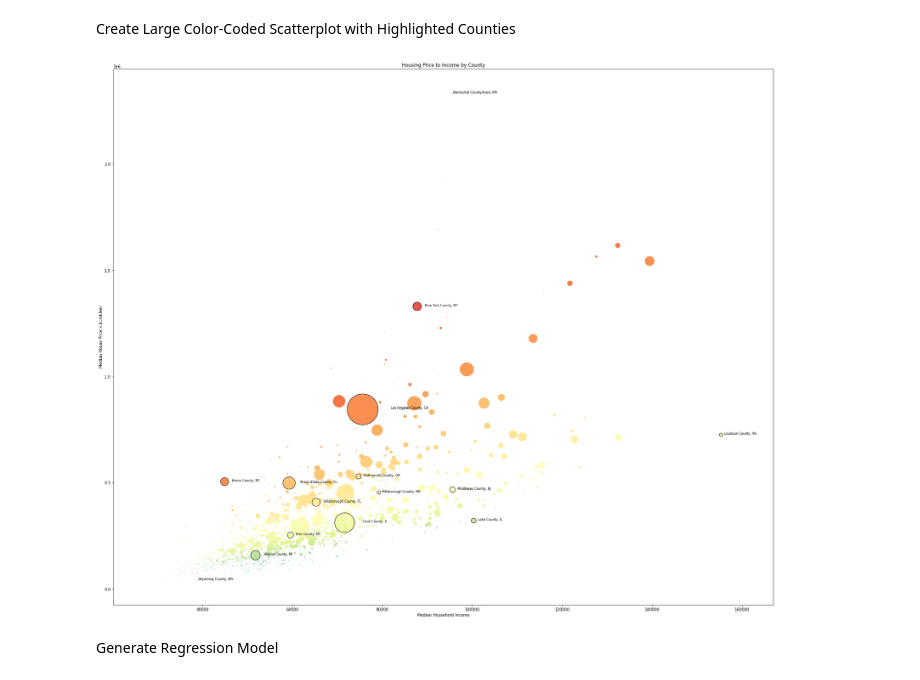
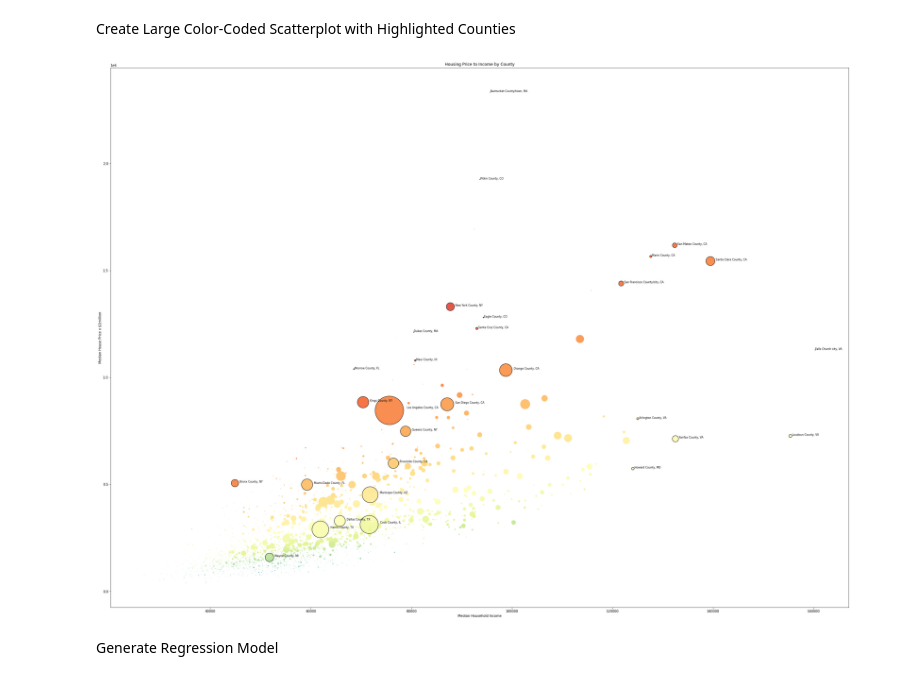
Before and after one commit to seanmannisto/housing, a Jupyter notebook: HousingAffordabilityV2.ipynb, the cells around one changed output. Saved outputs shown, nothing was run; the diff lists cells and outputs as text; code cells hidden in the pictures.

```diff
--- a/HousingAffordabilityV2.ipynb
+++ b/HousingAffordabilityV2.ipynb
@@ -275,7 +424,10 @@ pop = pop[["POPESTIMATE", "FIPS2", "STNAME"]]
+# %%
+# Convert strings to numbers
+pop_df["total_pop"] = pop_df["total_pop"].astype(float)
 # %% [markdown]
 Merge population with previous dataframe and Calculate Price to Income Ratio
 # %%
-merged3=pd.merge(left=merged2, right=pop, left_on='FIPS_code', right_on='FIPS2')
+merged3=pd.merge(left=merged2, right=pop_df, left_on='FIPS_code', right_on='FIPS_code')
 merged3.head()
 
 # Calculate Price to Income Ratio
@@ -283,11 +435,22 @@ PIR = "Price_Income_Ratio"
 merged3[PIR] = merged3['recent_ZHVI'] / merged3["Median_Household_Income_2020"]
 
 # Rename and rearrange columns
-merged3.rename(columns = {'Civilian_labor_force_2021':'Labor_Force', 'Median_Household_Income_2020':'Income', "recent_ZHVI":"House_Price", 'POPESTIMATE':'Population', 'Rural_urban_continuum_code_2013':'Rural_urban', 'med_tax':"Property_Tax"}, inplace = True)
-merged3 = merged3[["FIPS_code", "Area_name", PIR, "House_Price", "Income","Property_Tax", "Labor_Force", "Population", "Rural_urban", "STNAME"]]
+merged3.rename(columns = {
+    'Civilian_labor_force_2021':'Labor_Force',
+    'Median_Household_Income_2020':'Income',
+    "recent_ZHVI":"House_Price",
+    'total_pop':'Population',
+    'Rural_urban_continuum_code_2013':'Rural_urban',
+    'med_tax':"Property_Tax",
+    'ST_name':"State"},
+    inplace = True)
+merged3 = merged3[["FIPS_code", "Area_name", PIR, "House_Price", "Income","Property_Tax", "Labor_Force", "Population", "Rural_urban", "State"]]
 
 # Convert to floats
 merged3 = merged3.astype({'Property_Tax':'float','Population':'float'})
+
+# Calculate Tax Percentage
+merged3['Tax_Percent'] = 100 * merged3['Property_Tax'] / merged3['House_Price']
 # %%
 merged3.head()
 # %% [output]
@@ -356,30 +563,52 @@ Create Large Color-Coded Scatterplot with Highlighted Counties
 # %%
-#Calculate value arrays to use for colors and sizes
-colors = merged3["Price_Income_Ratio"].apply(lambda x: math.log((1/x)))
-sizes = (merged3["Population"])**1.4/1000000
+plot_PIR_scatter([
+# Highest PIR
+    'Nantucket County/town, MA',
+    'Pitkin County, CO',
+    'Teton County, WY'
+    'San Miguel County, CO',
+    'New York County, NY',
+    'Monroe County, FL',
+    'Dukes County, MA',
+    'Eagle County, CO',
+    'San Diego County, CA',
+    'Maui County, HI',
+    'Santa Cruz County, CA',
 
-# Create initial graph
-plt.rcParams["figure.figsize"] = (30,25)
-plt.scatter(merged3['Income'], merged3['House_Price'], c=colors, cmap='Spectral', s=sizes, edgecolors="None")
-plt.xlabel('Median Household Income')
-plt.ylabel('Median House Price x $1million')
-plt.title('Housing Price to Income by County')
+# Most populated
+    'Los Angeles County, CA',
+    'Cook County, IL',
+    'Harris County, TX',
+    'Maricopa County, AZ',
+    'Orange County, CA',
+    'Miami-Dade County, FL',
+    'Kings County, NY',
+    'Dallas County, TX',
+    'Riverside County, CA',
+    'Queens County, NY',
 
-# Add selected counties to list after a validity check
-county_list = []
-county_names = ['Los Angeles County, CA', 'Cook County, IL', 'Lake County, IL', 'Middlesex County, NJ', 'New York County, NY', 'Miami-Dade County, FL',   'Wayne County, MI', 'Hillsborough County, FL',  'Bronx County, NY', 'Hillsborough County, NH', 'Loudoun County, VA', 'Erie County, NY', 'Multnomah County, OR', 'Nantucket County/town, MA', 'Wyoming County, WV']
-for row in merged3.index:
-    if merged3.iloc[row]["Area_name"] in county_names:
-        county_list.append(row)
+# Most expensive
+    'San Mateo County, CA',
+    'Marin County, CA',
+    'Santa Clara County, CA',
+    'San Francisco County/city, CA',
+   # 'Summit County, UT',
+   # 'San Miguel County, CO'
 
-# Annotate selected counties
-for i in county_list:
-    plt.annotate(merged3.iloc[i]['Area_name'], (merged3.iloc[i]['Income']+(math.sqrt(sizes[i])*80), merged3.iloc[i]['House_Price']+math.sqrt(sizes[i])*20), fontsize=8)
-    plt.scatter(merged3.iloc[i]['Income'], merged3.iloc[i]['House_Price'], s=sizes[i], c='None', edgecolor='black')
 
-plt.savefig('Price_to_Income_scatter1.png')
+# Highest Income
+    'Falls Church city, VA',
+    'Loudoun County, VA',
+    'Fairfax County, VA',
+    'Arlington County, VA',
+    'Howard County, MD',
+
+# Other
+    'Bronx County, NY',
+    'Wayne County, MI'
+    ])
 # %% [output]
-[figure, old version]
+[figure, new version]
 # %% [markdown]
 Generate Regression Model
 # %%
```
Also changed, not shown: parts of 36 cells of this notebook.
